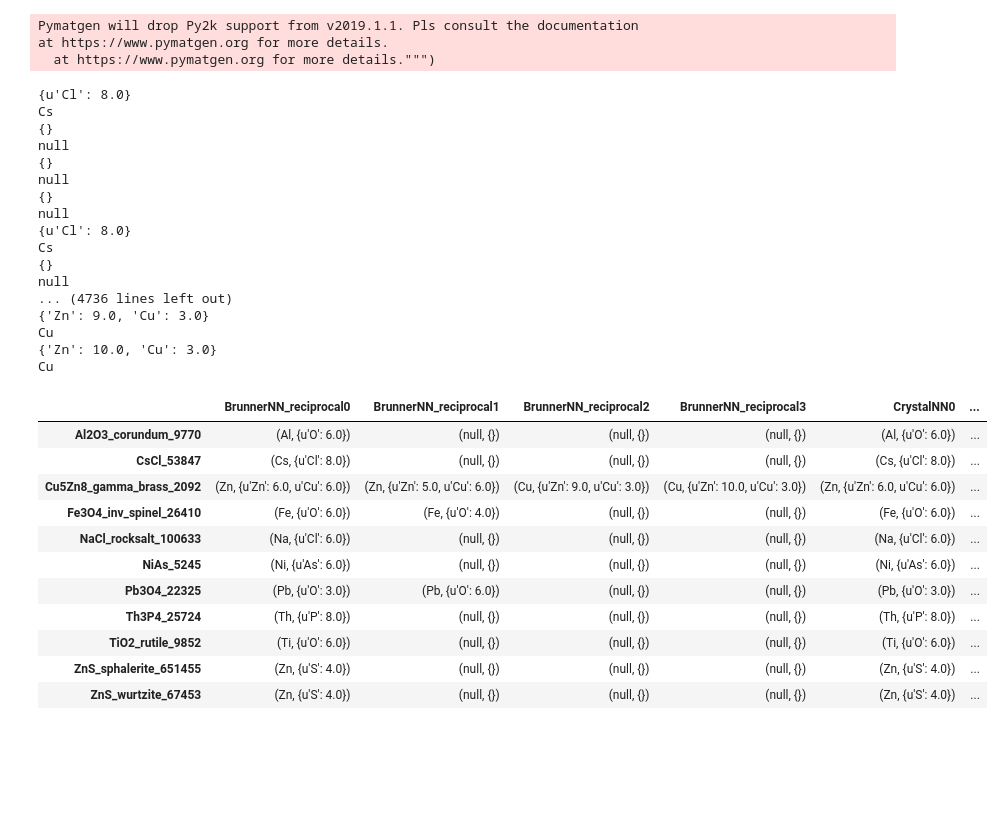
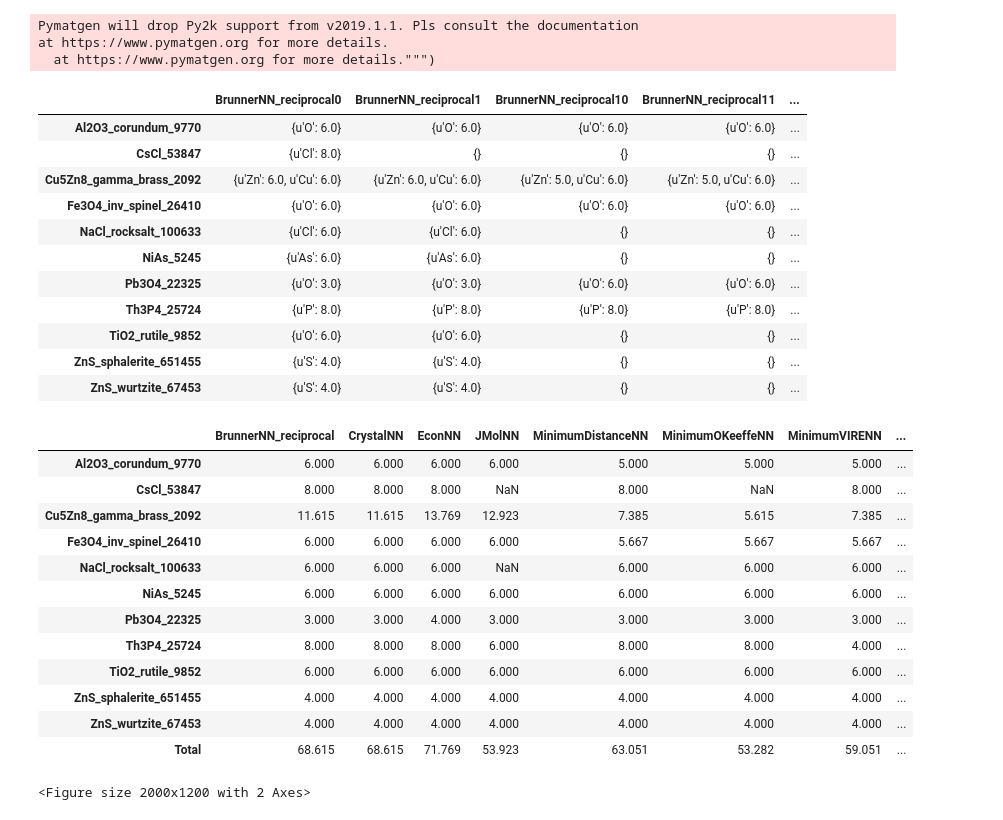
Before and after one commit to hackingmaterials/materials-coord, a Jupyter notebook: examples/common_binaries_cation_anion.ipynb, the cells around one changed output. Cells and saved outputs as stored; diff of their text form; code cells hidden in the pictures; blank space fills up the shorter version.

Commit message:
perturbing

```diff
--- a/examples/common_binaries_cation_anion.ipynb
+++ b/examples/common_binaries_cation_anion.ipynb
@@ -1,57 +1,49 @@
 # %%
 import pandas as pd
 pd.set_option("display.max_columns",999) # display all columns
 pd.set_option("display.max_rows", 999)
 
-from pymatgen.analysis.local_env import BrunnerNN_reciprocal, BrunnerNN_relative, BrunnerNN_real, EconNN, JMolNN, \
-                                        MinimumDistanceNN, MinimumOKeeffeNN, MinimumVIRENN, \
-                                        VoronoiNN, VoronoiNN_modified, CrystalNN
 from materialscoord.core import Benchmark, HumanInterpreter, NbFuncs
 
-methods = [BrunnerNN_reciprocal(), EconNN(), JMolNN(), MinimumDistanceNN(), MinimumOKeeffeNN(), MinimumVIRENN(),
-           VoronoiNN(tol=0.5), CrystalNN(), HumanInterpreter()]
 structure_groups = ["common_binaries"]
-bm = Benchmark(methods=methods, structure_groups=structure_groups, unique_sites=True, perturb=0.5,
+bm = Benchmark(structure_groups=structure_groups, unique_sites=True, perturb=0.1,
                use_weights=False, cation_anion=True, anion_cation=False)
 bm.benchmark()
 # %% [output]
 Pymatgen will drop Py2k support from v2019.1.1. Pls consult the documentation
 at https://www.pymatgen.org for more details.
   at https://www.pymatgen.org for more details.""")
-{u'Cl': 8.0}
-Cs
-{}
-null
-{}
-null
-{}
-null
-{u'Cl': 8.0}
-Cs
-{}
-null
-... (4736 lines left out)
-{'Zn': 9.0, 'Cu': 3.0}
-Cu
-{'Zn': 10.0, 'Cu': 3.0}
-Cu
-|  | BrunnerNN_reciprocal0 | BrunnerNN_reciprocal1 | BrunnerNN_reciprocal2 | BrunnerNN_reciprocal3 | CrystalNN0 | ... |
-| Al2O3_corundum_9770 | (Al, {u'O': 6.0}) | (null, {}) | (null, {}) | (null, {}) | (Al, {u'O': 6.0}) | ... |
-| CsCl_53847 | (Cs, {u'Cl': 8.0}) | (null, {}) | (null, {}) | (null, {}) | (Cs, {u'Cl': 8.0}) | ... |
-| Cu5Zn8_gamma_brass_2092 | (Zn, {u'Zn': 6.0, u'Cu': 6.0}) | (Zn, {u'Zn': 5.0, u'Cu': 6.0}) | (Cu, {u'Zn': 9.0, u'Cu': 3.0}) | (Cu, {u'Zn': 10.0, u'Cu': 3.0}) | (Zn, {u'Zn': 6.0, u'Cu': 6.0}) | ... |
-| Fe3O4_inv_spinel_26410 | (Fe, {u'O': 6.0}) | (Fe, {u'O': 4.0}) | (null, {}) | (null, {}) | (Fe, {u'O': 6.0}) | ... |
-| NaCl_rocksalt_100633 | (Na, {u'Cl': 6.0}) | (null, {}) | (null, {}) | (null, {}) | (Na, {u'Cl': 6.0}) | ... |
-| NiAs_5245 | (Ni, {u'As': 6.0}) | (null, {}) | (null, {}) | (null, {}) | (Ni, {u'As': 6.0}) | ... |
-| Pb3O4_22325 | (Pb, {u'O': 3.0}) | (Pb, {u'O': 6.0}) | (null, {}) | (null, {}) | (Pb, {u'O': 3.0}) | ... |
-| Th3P4_25724 | (Th, {u'P': 8.0}) | (null, {}) | (null, {}) | (null, {}) | (Th, {u'P': 8.0}) | ... |
-| TiO2_rutile_9852 | (Ti, {u'O': 6.0}) | (null, {}) | (null, {}) | (null, {}) | (Ti, {u'O': 6.0}) | ... |
-| ZnS_sphalerite_651455 | (Zn, {u'S': 4.0}) | (null, {}) | (null, {}) | (null, {}) | (Zn, {u'S': 4.0}) | ... |
-| ZnS_wurtzite_67453 | (Zn, {u'S': 4.0}) | (null, {}) | (null, {}) | (null, {}) | (Zn, {u'S': 4.0}) | ... |
+|  | BrunnerNN_reciprocal0 | BrunnerNN_reciprocal1 | BrunnerNN_reciprocal10 | BrunnerNN_reciprocal11 | ... |
+| Al2O3_corundum_9770 | {u'O': 6.0} | {u'O': 6.0} | {u'O': 6.0} | {u'O': 6.0} | ... |
+| CsCl_53847 | {u'Cl': 8.0} | {} | {} | {} | ... |
+| Cu5Zn8_gamma_brass_2092 | {u'Zn': 6.0, u'Cu': 6.0} | {u'Zn': 6.0, u'Cu': 6.0} | {u'Zn': 5.0, u'Cu': 6.0} | {u'Zn': 5.0, u'Cu': 6.0} | ... |
+| Fe3O4_inv_spinel_26410 | {u'O': 6.0} | {u'O': 6.0} | {u'O': 6.0} | {u'O': 6.0} | ... |
+| NaCl_rocksalt_100633 | {u'Cl': 6.0} | {u'Cl': 6.0} | {} | {} | ... |
+| NiAs_5245 | {u'As': 6.0} | {u'As': 6.0} | {} | {} | ... |
+| Pb3O4_22325 | {u'O': 3.0} | {u'O': 3.0} | {u'O': 6.0} | {u'O': 6.0} | ... |
+| Th3P4_25724 | {u'P': 8.0} | {u'P': 8.0} | {u'P': 8.0} | {u'P': 8.0} | ... |
+| TiO2_rutile_9852 | {u'O': 6.0} | {u'O': 6.0} | {} | {} | ... |
+| ZnS_sphalerite_651455 | {u'S': 4.0} | {u'S': 4.0} | {} | {} | ... |
+| ZnS_wurtzite_67453 | {u'S': 4.0} | {u'S': 4.0} | {} | {} | ... |
 # %%
 nbf = NbFuncs(bm)
 # %%
 df = nbf.final()
 df
+# %% [output]
+|  | BrunnerNN_reciprocal | CrystalNN | EconNN | JMolNN | MinimumDistanceNN | MinimumOKeeffeNN | MinimumVIRENN | ... |
+| Al2O3_corundum_9770 | 6.000 | 6.000 | 6.000 | 6.000 | 5.000 | 5.000 | 5.000 | ... |
+| CsCl_53847 | 8.000 | 8.000 | 8.000 | NaN | 8.000 | NaN | 8.000 | ... |
+| Cu5Zn8_gamma_brass_2092 | 11.615 | 11.615 | 13.769 | 12.923 | 7.385 | 5.615 | 7.385 | ... |
+| Fe3O4_inv_spinel_26410 | 6.000 | 6.000 | 6.000 | 6.000 | 5.667 | 5.667 | 5.667 | ... |
+| NaCl_rocksalt_100633 | 6.000 | 6.000 | 6.000 | NaN | 6.000 | 6.000 | 6.000 | ... |
+| NiAs_5245 | 6.000 | 6.000 | 6.000 | 6.000 | 6.000 | 6.000 | 6.000 | ... |
+| Pb3O4_22325 | 3.000 | 3.000 | 4.000 | 3.000 | 3.000 | 3.000 | 3.000 | ... |
+| Th3P4_25724 | 8.000 | 8.000 | 8.000 | 6.000 | 8.000 | 8.000 | 4.000 | ... |
+| TiO2_rutile_9852 | 6.000 | 6.000 | 6.000 | 6.000 | 6.000 | 6.000 | 6.000 | ... |
+| ZnS_sphalerite_651455 | 4.000 | 4.000 | 4.000 | 4.000 | 4.000 | 4.000 | 4.000 | ... |
+| ZnS_wurtzite_67453 | 4.000 | 4.000 | 4.000 | 4.000 | 4.000 | 4.000 | 4.000 | ... |
+| Total | 68.615 | 68.615 | 71.769 | 53.923 | 63.051 | 53.282 | 59.051 | ... |
 # %%
 import seaborn as sns
 import matplotlib.pyplot as plt
@@ -68,3 +60,5 @@ ax.set_yticklabels(df.index.tolist())
 
 plt.savefig('common_binaries.png')
 plt.show()
+# %% [output]
+<Figure size 2000x1200 with 2 Axes>
```
Also changed, not shown: 6 other files.
